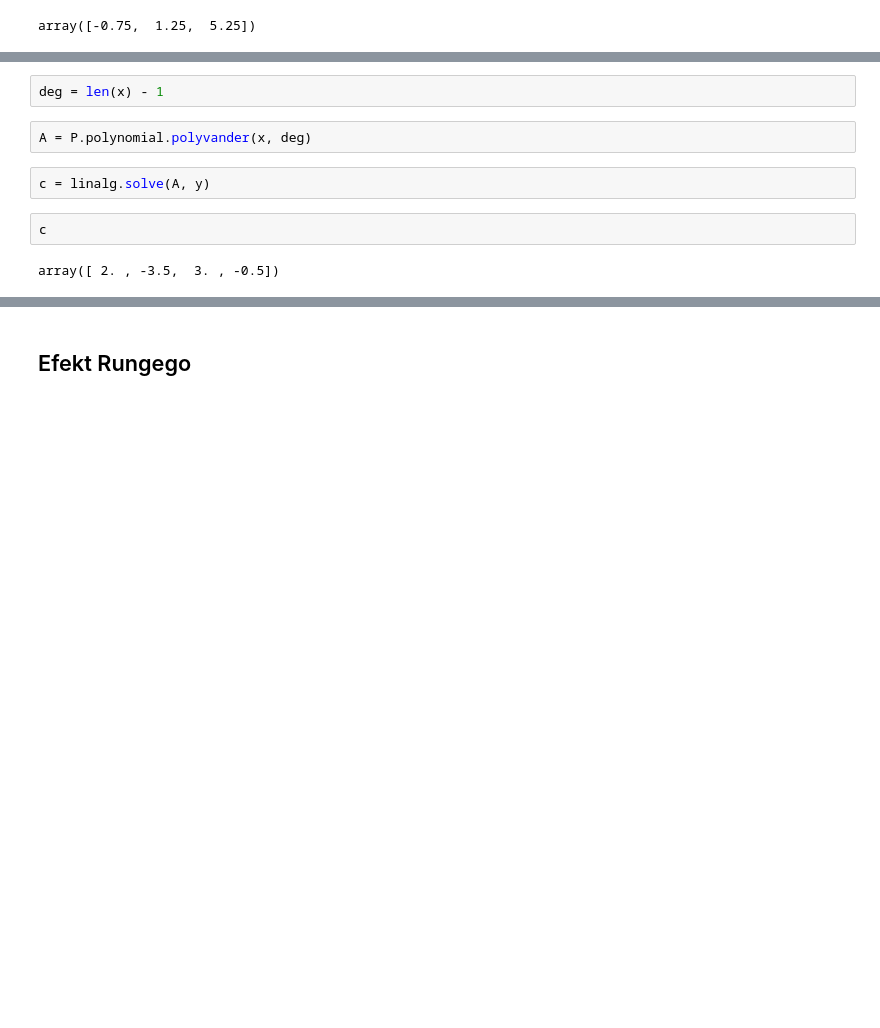
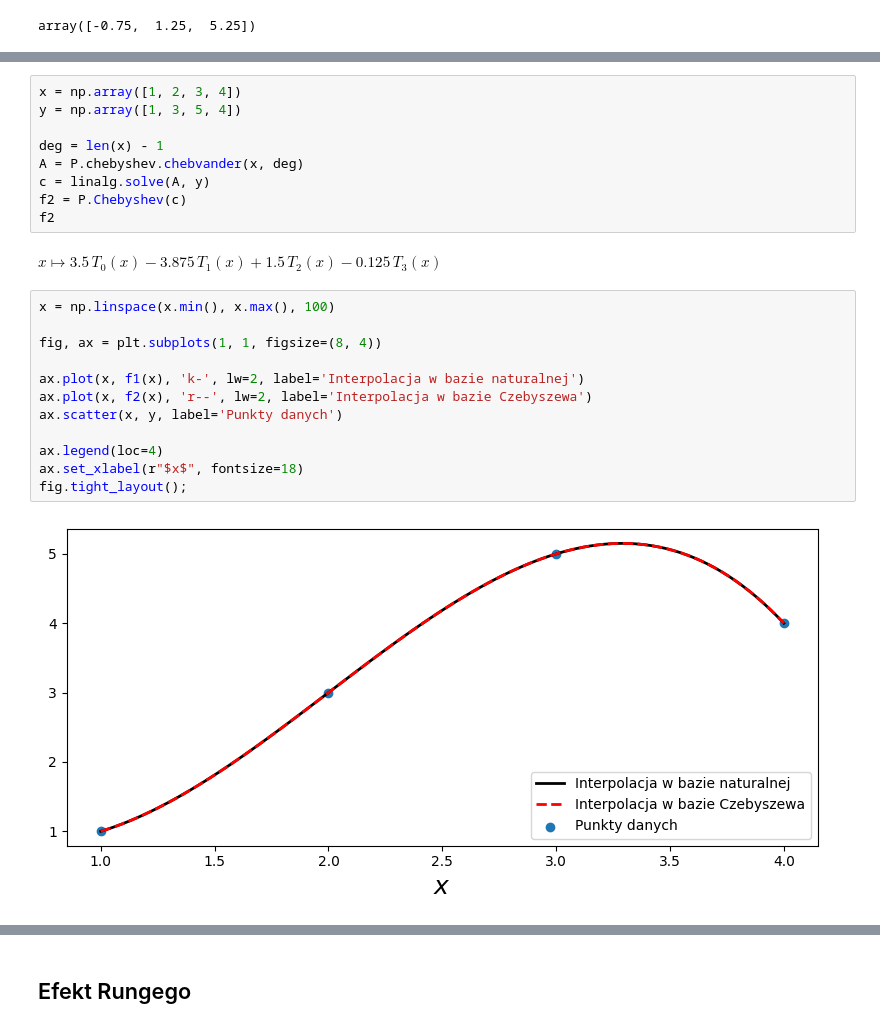
Before and after one commit to antonimarczuk123/Numerical-Python, a Jupyter notebook: Mathematical Python/src-jupyter/r07 - Interpolation.ipynb, the cells around one changed output, grey strips where cells are left out. Saved outputs shown, nothing was run; the diff lists cells and outputs as text; blank space fills up the shorter version.

```diff
--- a/Mathematical Python/src-jupyter/r07 - Interpolation.ipynb
+++ b/Mathematical Python/src-jupyter/r07 - Interpolation.ipynb
@@ -121,11 +113,26 @@ y = np.array([1, 3, 5, 4])
-# %%
-deg = len(x) - 1
-# %%
-A = P.polynomial.polyvander(x, deg)
-# %%
-c = linalg.solve(A, y)
-# %%
-c
-# %% [output]
-array([ 2. , -3.5,  3. , -0.5])
+# %%
+x = np.array([1, 2, 3, 4])
+y = np.array([1, 3, 5, 4])
+
+deg = len(x) - 1
+A = P.chebyshev.chebvander(x, deg)
+c = linalg.solve(A, y)
+f2 = P.Chebyshev(c)
+f2
+# %% [output]
+$x \mapsto \text{3.5}\,{T}_{0}(x) - \text{3.875}\,{T}_{1}(x) + \text{1.5}\,{T}_{2}(x) - \text{0.125}\,{T}_{3}(x)$
+# %%
+x = np.linspace(x.min(), x.max(), 100)
+
+fig, ax = plt.subplots(1, 1, figsize=(8, 4))
+
+ax.plot(x, f1(x), 'k-', lw=2, label='Interpolacja w bazie naturalnej')
+ax.plot(x, f2(x), 'r--', lw=2, label='Interpolacja w bazie Czebyszewa')
+ax.scatter(x, y, label='Punkty danych')
+
+ax.legend(loc=4)
+ax.set_xlabel(r"$x$", fontsize=18)
+fig.tight_layout();
+# %% [output]
+[figure, added]
 # %%
```
Also changed, not shown: parts of 77 cells of this notebook.
